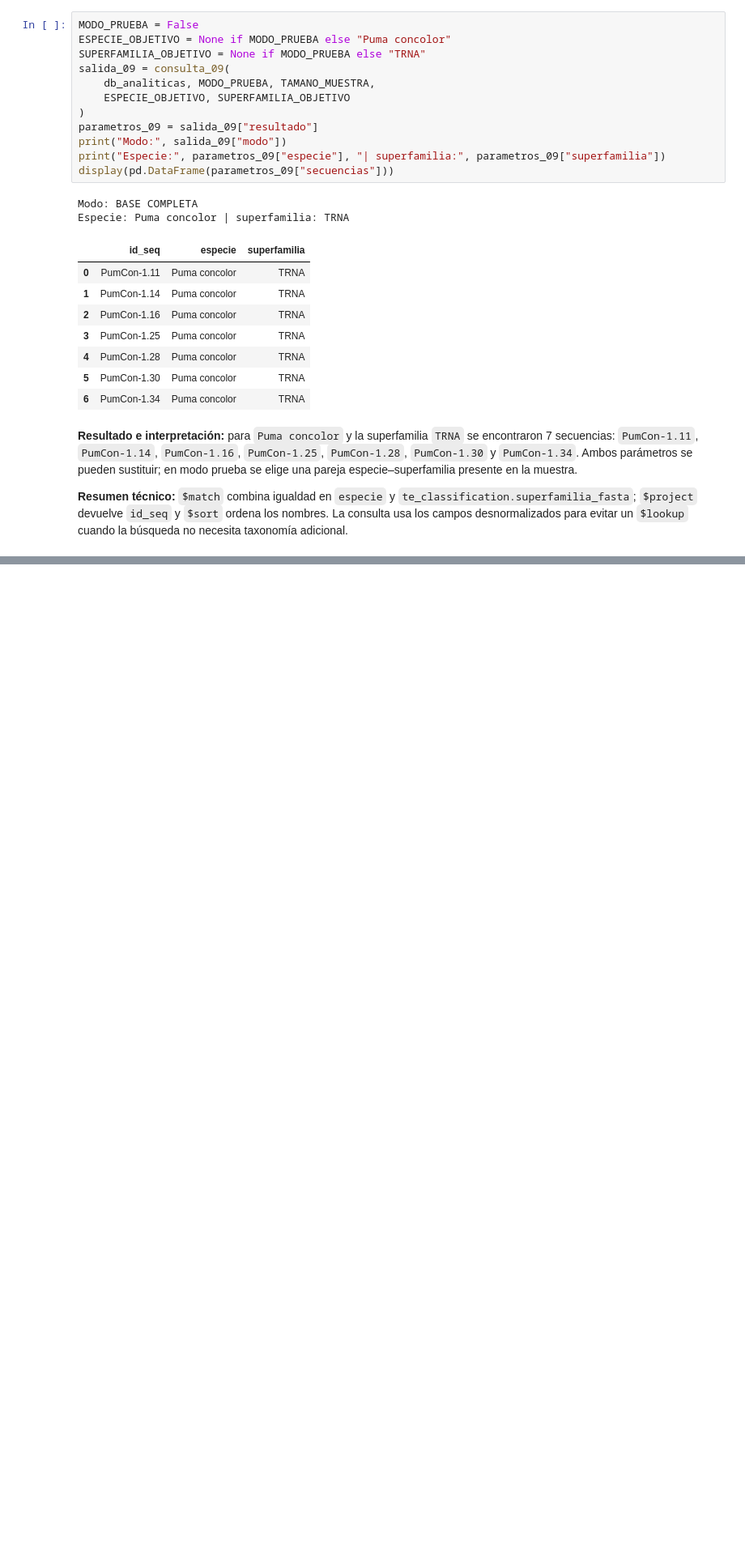
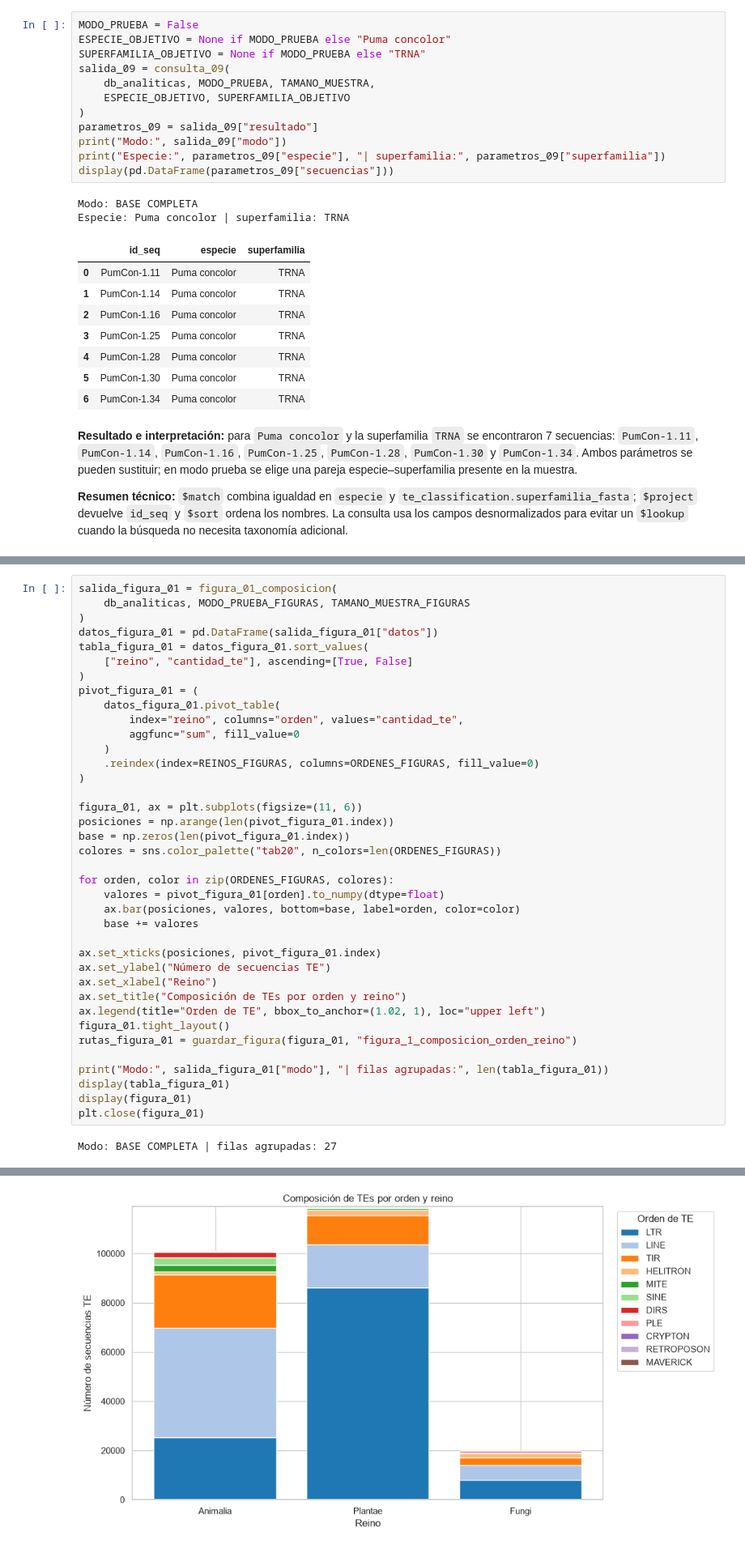
Before and after one commit to VilladaV/panteon-mongodb-bd2, a Jupyter notebook: notebooks/02_consultas_y_figuras.ipynb, the cells around one changed output, grey strips where cells are left out. Shown at 81% size. Cells and saved outputs as stored; diff of their text form; blank space fills up the shorter version.

Commit message:
feat: implementar visualizaciones analíticas desde MongoDB

```diff
--- a/notebooks/02_consultas_y_figuras.ipynb
+++ b/notebooks/02_consultas_y_figuras.ipynb
@@ -473,0 +533,40 @@ Especie: Puma concolor | superfamilia: TRNA
+# %%
+salida_figura_01 = figura_01_composicion(
+    db_analiticas, MODO_PRUEBA_FIGURAS, TAMANO_MUESTRA_FIGURAS
+)
+datos_figura_01 = pd.DataFrame(salida_figura_01["datos"])
+tabla_figura_01 = datos_figura_01.sort_values(
+    ["reino", "cantidad_te"], ascending=[True, False]
+)
+pivot_figura_01 = (
+    datos_figura_01.pivot_table(
+        index="reino", columns="orden", values="cantidad_te",
+        aggfunc="sum", fill_value=0
+    )
+    .reindex(index=REINOS_FIGURAS, columns=ORDENES_FIGURAS, fill_value=0)
+)
+
+figura_01, ax = plt.subplots(figsize=(11, 6))
+posiciones = np.arange(len(pivot_figura_01.index))
+base = np.zeros(len(pivot_figura_01.index))
+colores = sns.color_palette("tab20", n_colors=len(ORDENES_FIGURAS))
+
+for orden, color in zip(ORDENES_FIGURAS, colores):
+    valores = pivot_figura_01[orden].to_numpy(dtype=float)
+    ax.bar(posiciones, valores, bottom=base, label=orden, color=color)
+    base += valores
+
+ax.set_xticks(posiciones, pivot_figura_01.index)
+ax.set_ylabel("Número de secuencias TE")
+ax.set_xlabel("Reino")
+ax.set_title("Composición de TEs por orden y reino")
+ax.legend(title="Orden de TE", bbox_to_anchor=(1.02, 1), loc="upper left")
+figura_01.tight_layout()
+rutas_figura_01 = guardar_figura(figura_01, "figura_1_composicion_orden_reino")
+
+print("Modo:", salida_figura_01["modo"], "| filas agrupadas:", len(tabla_figura_01))
+display(tabla_figura_01)
+display(figura_01)
+plt.close(figura_01)
+# %% [output]
+Modo: BASE COMPLETA | filas agrupadas: 27
@@ -473,0 +590 @@ Especie: Puma concolor | superfamilia: TRNA
+[figure, added]
```
Also changed, not shown: parts of 16 cells of this notebook, 9 other files.
